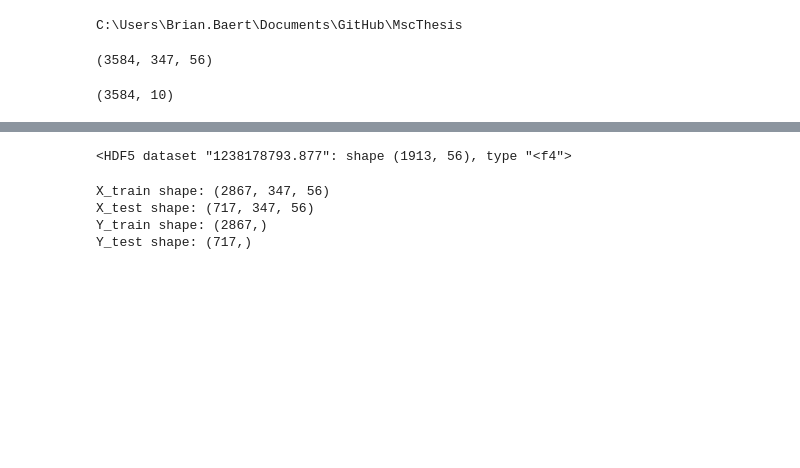
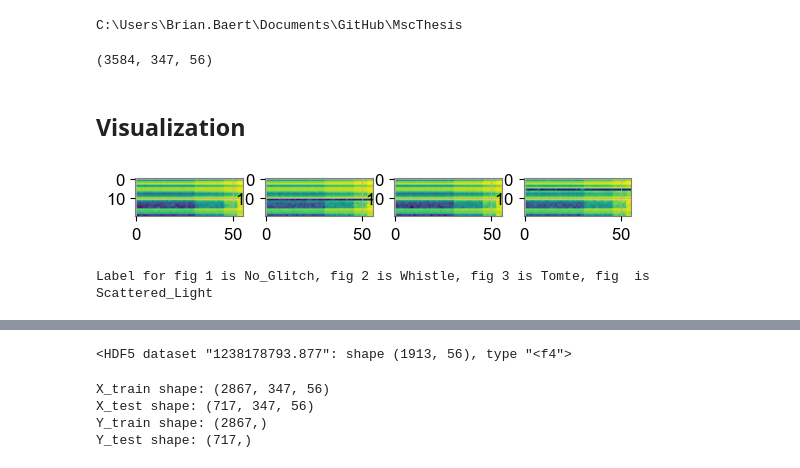
Before and after one commit to brianbaert/MscThesis, a Jupyter notebook: MscThesis_RQ2_playground_FD.ipynb, the cells around one changed output, grey strips where cells are left out. Drawn from its saved outputs; the diff is of its cells as text; code cells hidden in the pictures; blank space fills up the shorter version.

Commit message:
first experiments with fractal dimensions

```diff
--- a/MscThesis_RQ2_playground_FD.ipynb
+++ b/MscThesis_RQ2_playground_FD.ipynb
@@ -115,25 +116,6 @@ fractal_matrices.shape
 # %%
 #pd_fractal = pd.DataFrame(fractal_matrices.reshape(fractal_matrices.shape[0], -1))
 #pd_fractal
-# %%
-import numpy as np
-from sklearn.decomposition import PCA
-
-# Assuming X is your data array of shape (3584, 347, 56)
-X_reshaped = fractal_matrices.reshape(fractal_matrices.shape[0], -1)  # Reshape to 2D
-
-# Initialize PCA
-# You can specify the number of components you want to keep
-# For example, let's keep 10 components
-pca = PCA(n_components=10)
-
-# Fit and transform the data
-X_pca = pca.fit_transform(X_reshaped)
-X_pca.shape
-
-# Now, X_pca is the transformed data, which is of shape (3584, 10)
-# %% [output]
-(3584, 10)
 # %%
 no_glitch = fractal_matrices[0:895]
 whistle = fractal_matrices[896:1791]
@@ -147,3 +129,17 @@ labels.extend(['Tomte'] * 896)
 labels.extend(['Scattered_Light'] * 896)
 len(labels)
 labels=np.array(labels)
+# %% [markdown]
+## Visualization
+# %%
+plt.close()
+fig, ax = plt.subplots(1,4)
+ax[0].imshow(fractal_matrices[0][0:20])
+ax[1].imshow(fractal_matrices[897][0:20])
+ax[2].imshow(fractal_matrices[1793][0:20])
+ax[3].imshow(fractal_matrices[2689][0:20])
+plt.show()
+print(f'Label for fig 1 is {labels[0]}, fig 2 is {labels[897]}, fig 3 is {labels[1793]}, fig  is {labels[2689]}')
+# %% [output]
+[figure, added]
+Label for fig 1 is No_Glitch, fig 2 is Whistle, fig 3 is Tomte, fig  is Scattered_Light
```
Also changed, not shown: parts of 19 cells of this notebook, 7 other files.
